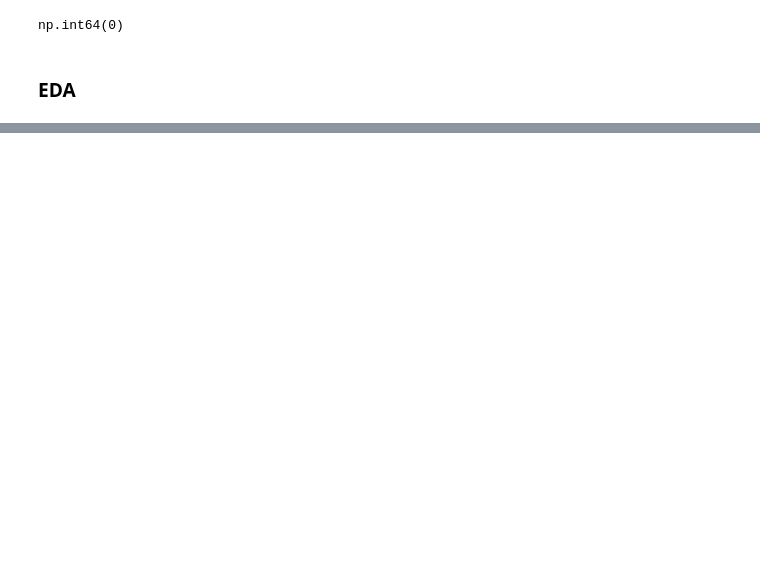
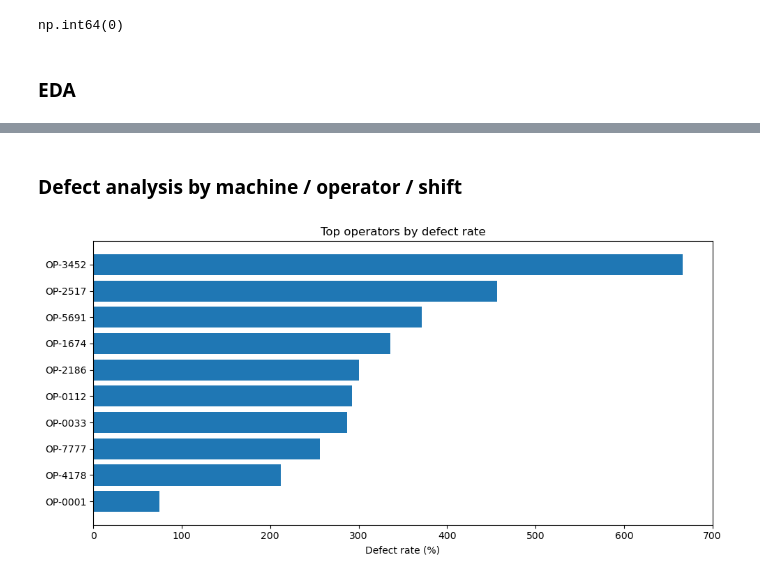
Before and after one commit to bbhatta10/Smart-Quality-Analysis, a Jupyter notebook: ManuQuality.ipynb, the cells around one changed output, grey strips where cells are left out. Saved outputs shown, nothing was run; the diff lists cells and outputs as text; code cells hidden in the pictures; blank space fills up the shorter version.

```diff
--- a/ManuQuality.ipynb
+++ b/ManuQuality.ipynb
@@ -70,0 +182,21 @@ np.int64(0)
+# %% [markdown]
+### Defect analysis by machine / operator / shift
+# %%
+# Example: defects by operator
+if 'operator_id' in df.columns:
+    by_op = df.groupby('operator_id').agg(total = ('batch_id','count'),
+                                          defects = ('defect_count','sum') if 'defect_count' in df.columns else ('defect_type','count'))
+    by_op['defect_rate_pct'] = 100 * by_op['defects'] / by_op['total']
+    by_op = by_op.sort_values('defect_rate_pct', ascending=False).head(20)
+
+    plt.figure(figsize=(10,5))
+    plt.barh(by_op.index.astype(str), by_op['defect_rate_pct'])
+    plt.gca().invert_yaxis()
+    plt.xlabel('Defect rate (%)')
+    plt.title('Top operators by defect rate')
+    plt.tight_layout()
+    plt.show()
+else:
+    print("No operator_id column.")
+# %% [output]
+[figure, added]
```
Also changed, not shown: parts of 11 cells of this notebook.
